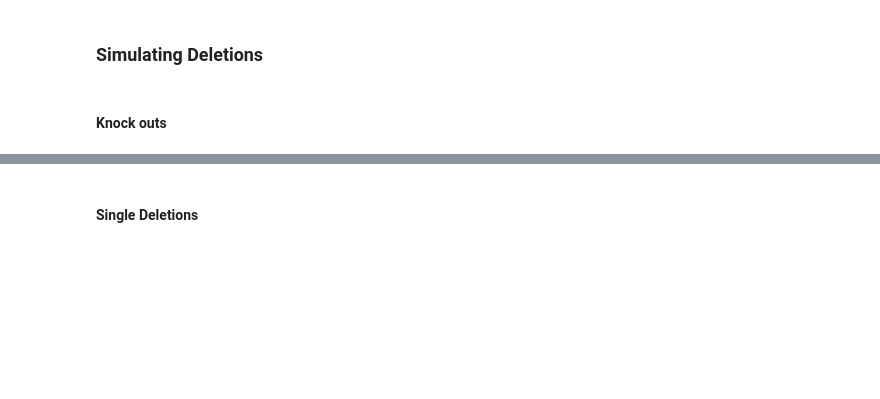
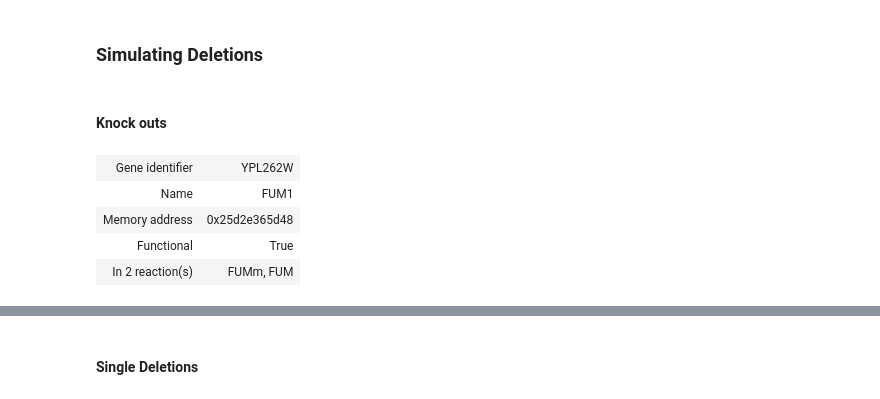
Before and after one commit to BioSystemsUM/s2m2, a Jupyter notebook: flux_analysis/s2m2 - hands-on cobra - Exercise 6.ipynb, the cells around one changed output, grey strips where cells are left out. Cells and saved outputs as stored; diff of their text form; code cells hidden in the pictures; blank space fills up the shorter version.

```diff
--- a/flux_analysis/s2m2 - hands-on cobra - Exercise 6.ipynb
+++ b/flux_analysis/s2m2 - hands-on cobra - Exercise 6.ipynb
@@ -193,3 +202,11 @@ Secretion
 ### Simulating Deletions
 # %% [markdown]
 #### Knock outs
+# %%
+model.genes.YPL262W
+# %% [output]
+| Gene identifier | YPL262W |
+| Name | FUM1 |
+| Memory address | 0x25d2e365d48 |
+| Functional | True |
+| In 2 reaction(s) | FUMm, FUM |
```
Also changed, not shown: parts of 27 cells of this notebook, 1 other file.
